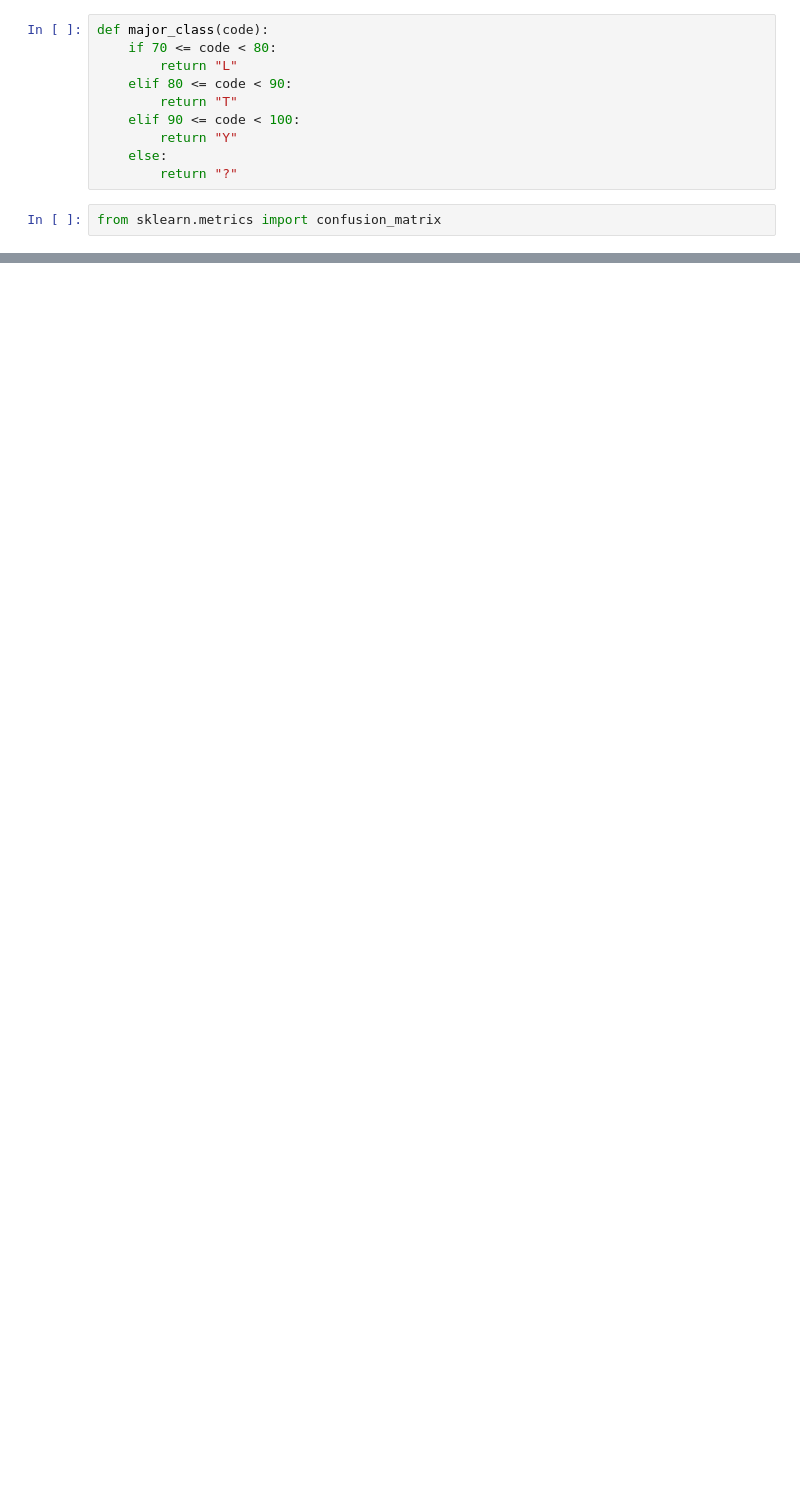
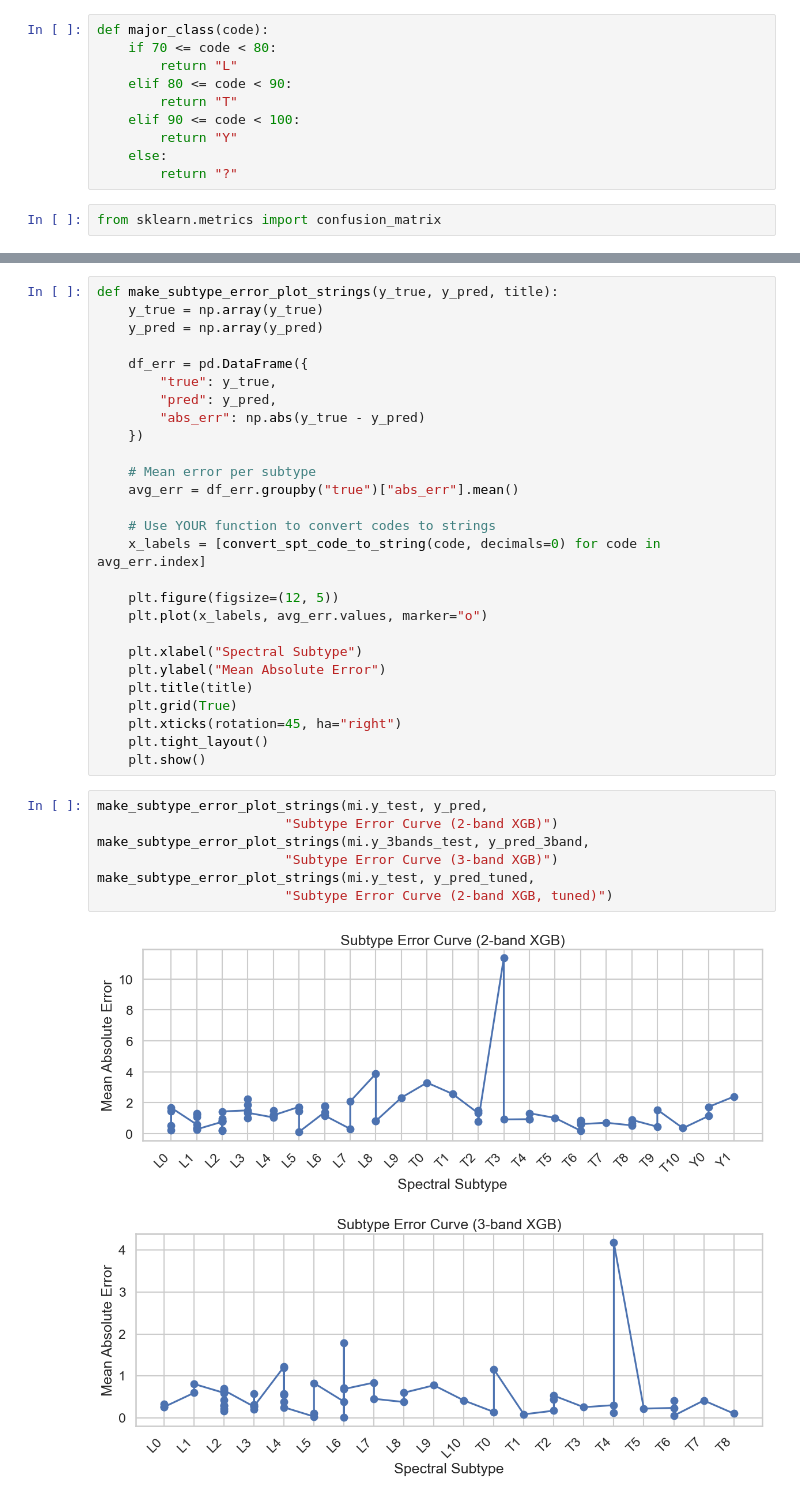
Before and after one commit to lesliech1004/LTY-Spectral-Classification, a Jupyter notebook: model_evaluate.ipynb, the cells around one changed output, grey strips where cells are left out. Cells and saved outputs as stored; diff of their text form; blank space fills up the shorter version.

```diff
--- a/model_evaluate.ipynb
+++ b/model_evaluate.ipynb
@@ -249,0 +281,37 @@ sns.heatmap(cm_norm_3band, annot=True, cmap="Blues",
+# %%
+def make_subtype_error_plot_strings(y_true, y_pred, title):
+    y_true = np.array(y_true)
+    y_pred = np.array(y_pred)
+
+    df_err = pd.DataFrame({
+        "true": y_true,
+        "pred": y_pred,
+        "abs_err": np.abs(y_true - y_pred)
+    })
+
+    # Mean error per subtype
+    avg_err = df_err.groupby("true")["abs_err"].mean()
+
+    # Use YOUR function to convert codes to strings
+    x_labels = [convert_spt_code_to_string(code, decimals=0) for code in avg_err.index]
+
+    plt.figure(figsize=(12, 5))
+    plt.plot(x_labels, avg_err.values, marker="o")
+
+    plt.xlabel("Spectral Subtype")
+    plt.ylabel("Mean Absolute Error")
+    plt.title(title)
+    plt.grid(True)
+    plt.xticks(rotation=45, ha="right")
+    plt.tight_layout()
+    plt.show()
+# %%
+make_subtype_error_plot_strings(mi.y_test, y_pred,
+                        "Subtype Error Curve (2-band XGB)")
+make_subtype_error_plot_strings(mi.y_3bands_test, y_pred_3band,
+                        "Subtype Error Curve (3-band XGB)")
+make_subtype_error_plot_strings(mi.y_test, y_pred_tuned,
+                        "Subtype Error Curve (2-band XGB, tuned)")
+# %% [output]
+[figure, added]
+[figure, added]
```
Also changed, not shown: parts of 19 cells of this notebook, 1 other file.
